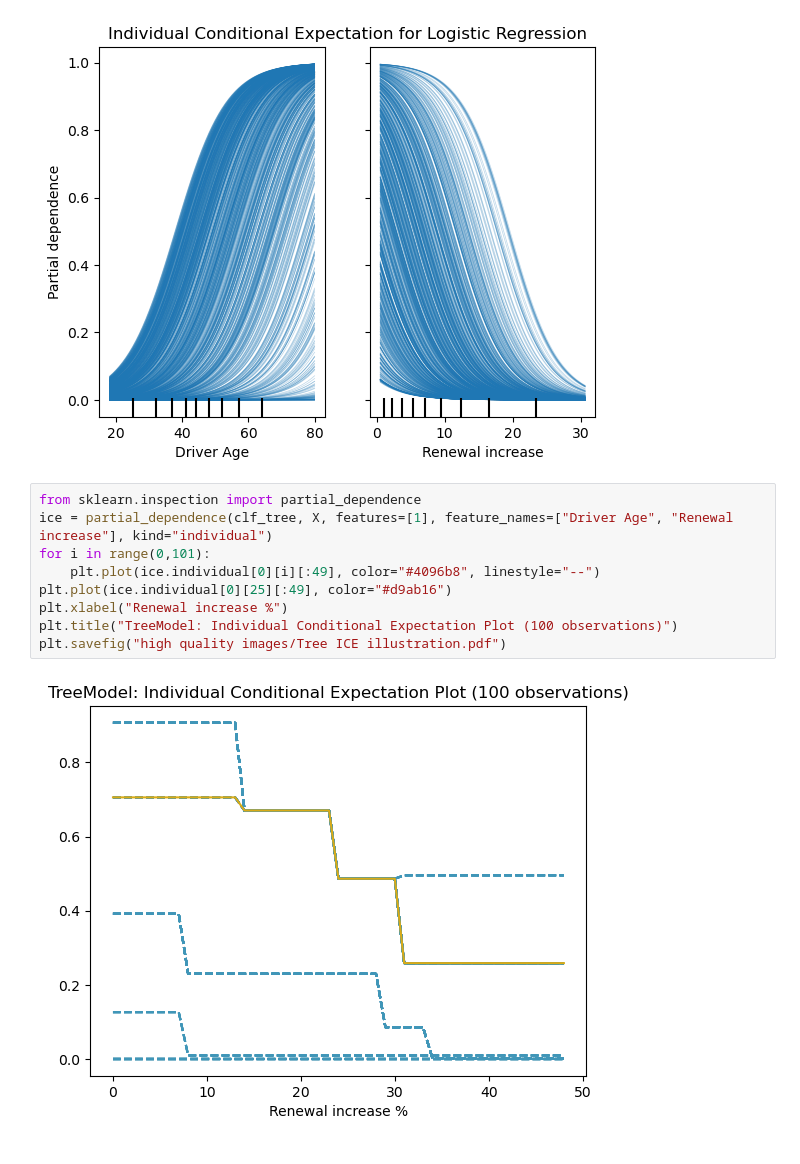
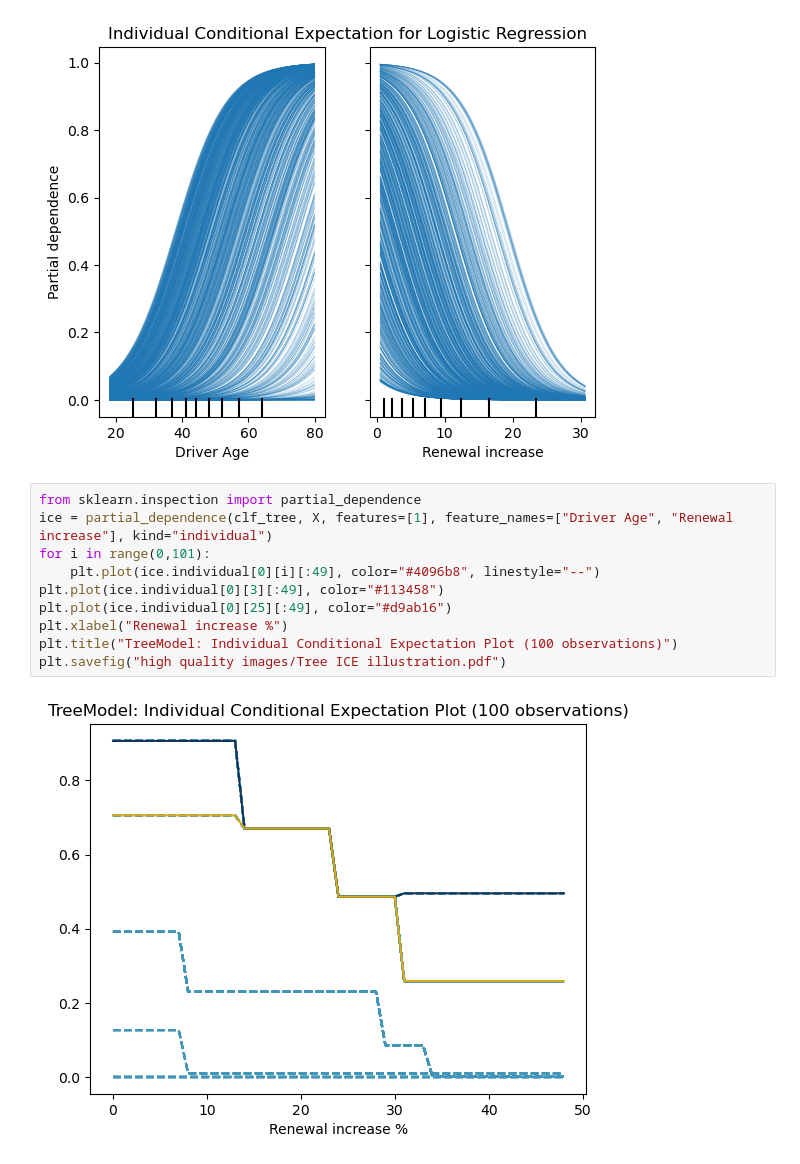
Before and after one commit to hellwind495/DataScienceDataViz, a Jupyter notebook: ROC synthetic data.ipynb, the cells around one changed output. Drawn from its saved outputs; the diff is of its cells as text.

```diff
--- a/ROC synthetic data.ipynb
+++ b/ROC synthetic data.ipynb
@@ -97,11 +154,12 @@ plt.savefig("high quality images/Logistic Regression ICE.pdf")
 # %%
 from sklearn.inspection import partial_dependence
 ice = partial_dependence(clf_tree, X, features=[1], feature_names=["Driver Age", "Renewal increase"], kind="individual")
 for i in range(0,101):
     plt.plot(ice.individual[0][i][:49], color="#4096b8", linestyle="--")
+plt.plot(ice.individual[0][3][:49], color="#113458")
 plt.plot(ice.individual[0][25][:49], color="#d9ab16")
 plt.xlabel("Renewal increase %")
 plt.title("TreeModel: Individual Conditional Expectation Plot (100 observations)")
 plt.savefig("high quality images/Tree ICE illustration.pdf")
 # %% [output]
-[figure, old version]
+[figure, new version]
```
Also changed, not shown: parts of 9 cells of this notebook, 1 other file.
